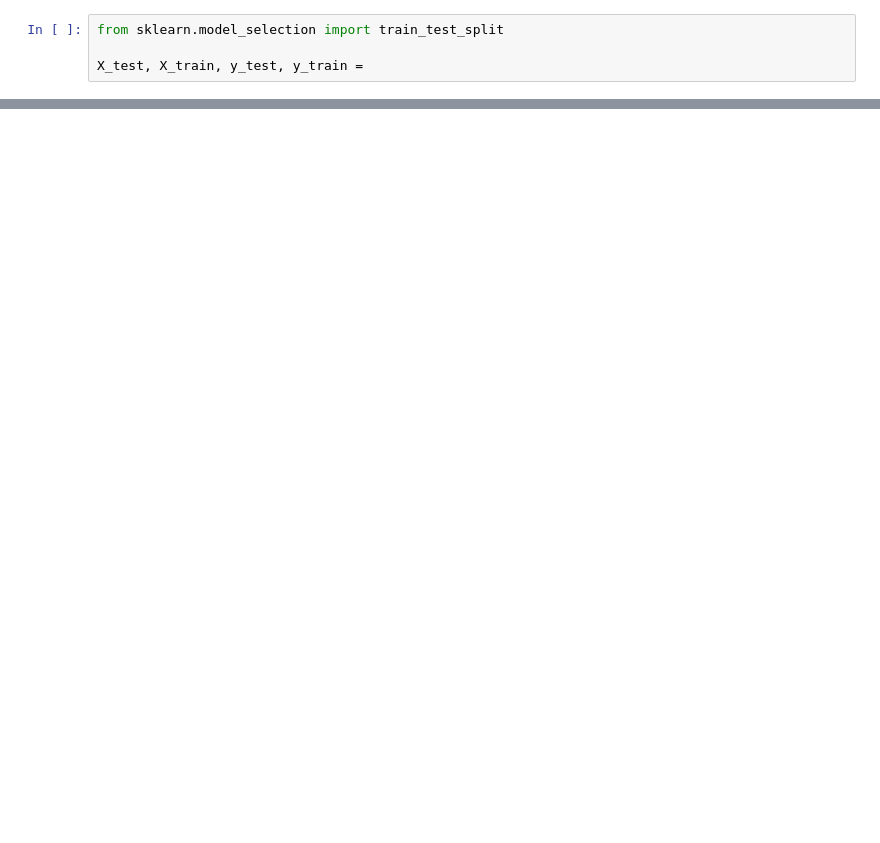
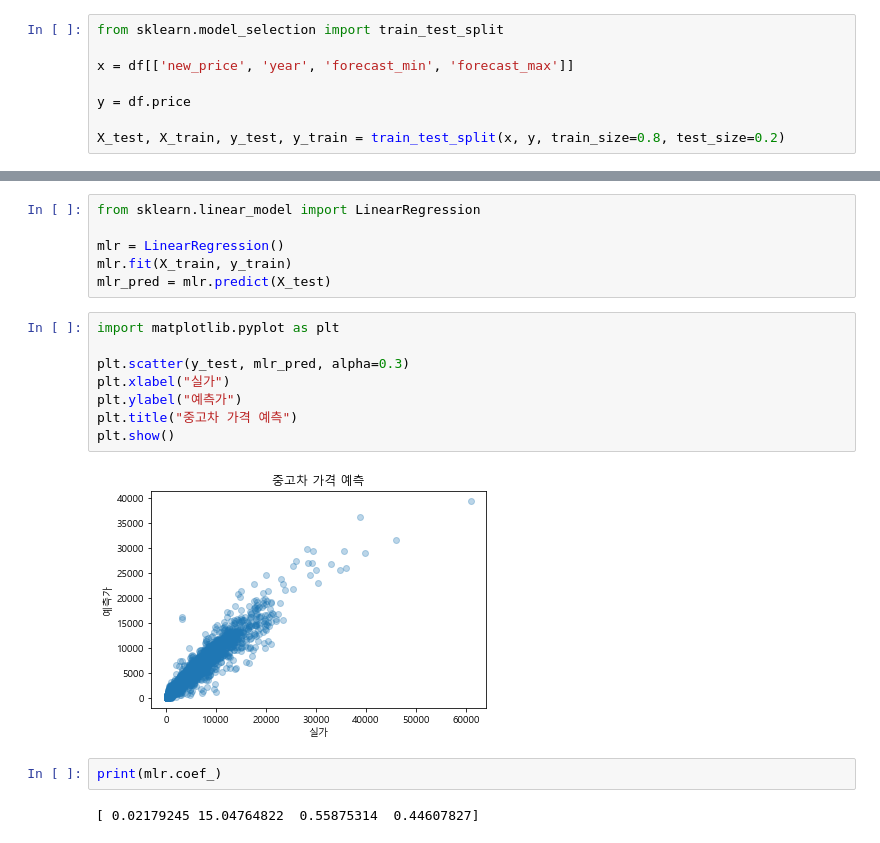
Before and after one commit to ethan528/Python, a Jupyter notebook: 중고차 시세 예측/중고차 가격예측.ipynb, the cells around one changed output, grey strips where cells are left out. Cells and saved outputs as stored; diff of their text form; blank space fills up the shorter version.

```diff
--- a/중고차 시세 예측/중고차 가격예측.ipynb
+++ b/중고차 시세 예측/중고차 가격예측.ipynb
@@ -20,4 +40,8 @@ df
 # %%
 from sklearn.model_selection import train_test_split
 
-X_test, X_train, y_test, y_train =
+x = df[['new_price', 'year', 'forecast_min', 'forecast_max']]
+
+y = df.price
+
+X_test, X_train, y_test, y_train = train_test_split(x, y, train_size=0.8, test_size=0.2)
@@ -35,0 +48,20 @@ X_test, X_train, y_test, y_train =
+# %%
+from sklearn.linear_model import LinearRegression
+
+mlr = LinearRegression()
+mlr.fit(X_train, y_train)
+mlr_pred = mlr.predict(X_test)
+# %%
+import matplotlib.pyplot as plt
+
+plt.scatter(y_test, mlr_pred, alpha=0.3)
+plt.xlabel("실가")
+plt.ylabel("예측가")
+plt.title("중고차 가격 예측")
+plt.show()
+# %% [output]
+[figure, added]
+# %%
+print(mlr.coef_)
+# %% [output]
+[ 0.02179245 15.04764822  0.55875314  0.44607827]
```
Also changed, not shown: parts of 6 cells of this notebook, 2 other files.
